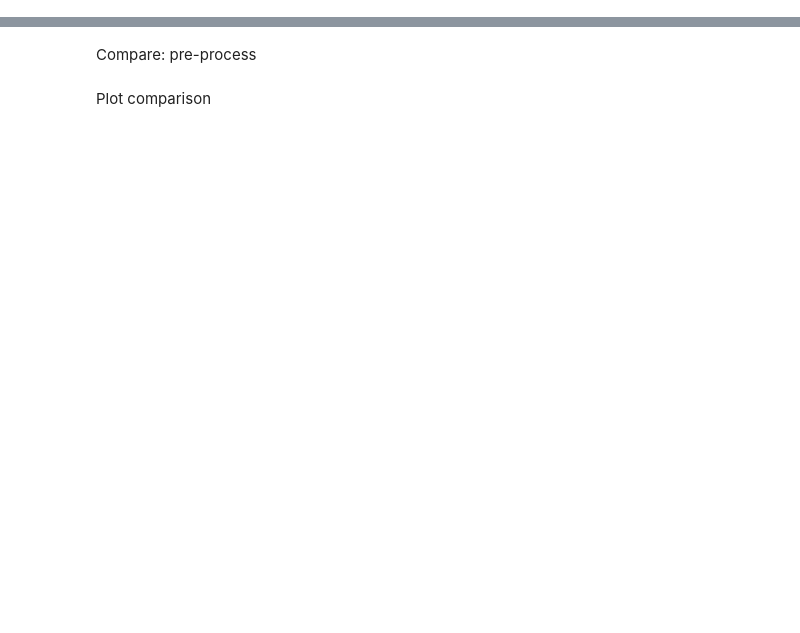
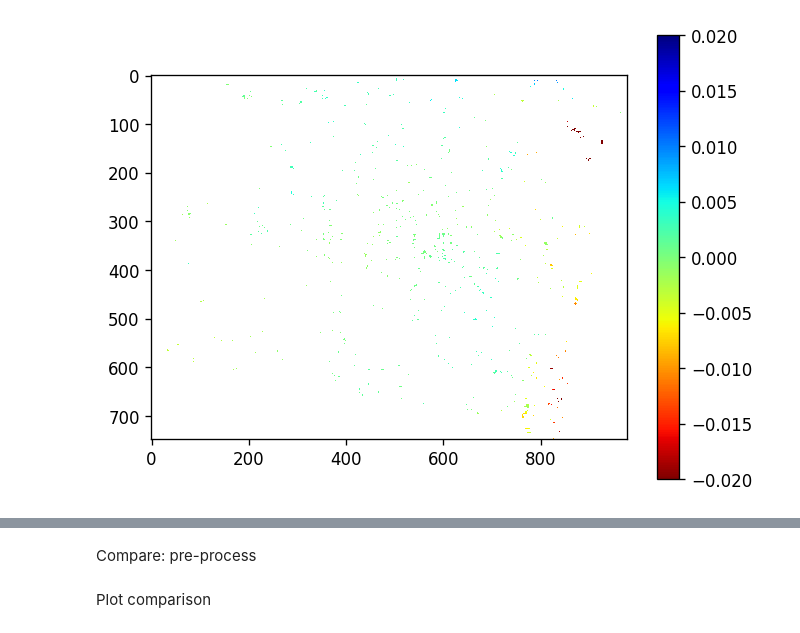
Before and after one commit to yuxiao-qin/compare_gf3_defo_map, a Jupyter notebook: notebook/main.ipynb, the cells around one changed output, grey strips where cells are left out. Saved outputs shown, nothing was run; the diff lists cells and outputs as text; code cells hidden in the pictures; blank space fills up the shorter version.

```diff
--- a/notebook/main.ipynb
+++ b/notebook/main.ipynb
@@ -23 +33,5 @@ plot
+# %%
+imshow_geotiff(comparate)
+# %% [output]
+[figure, added]
 # %%
```
Also changed, not shown: parts of 10 cells of this notebook, 4 other files.
